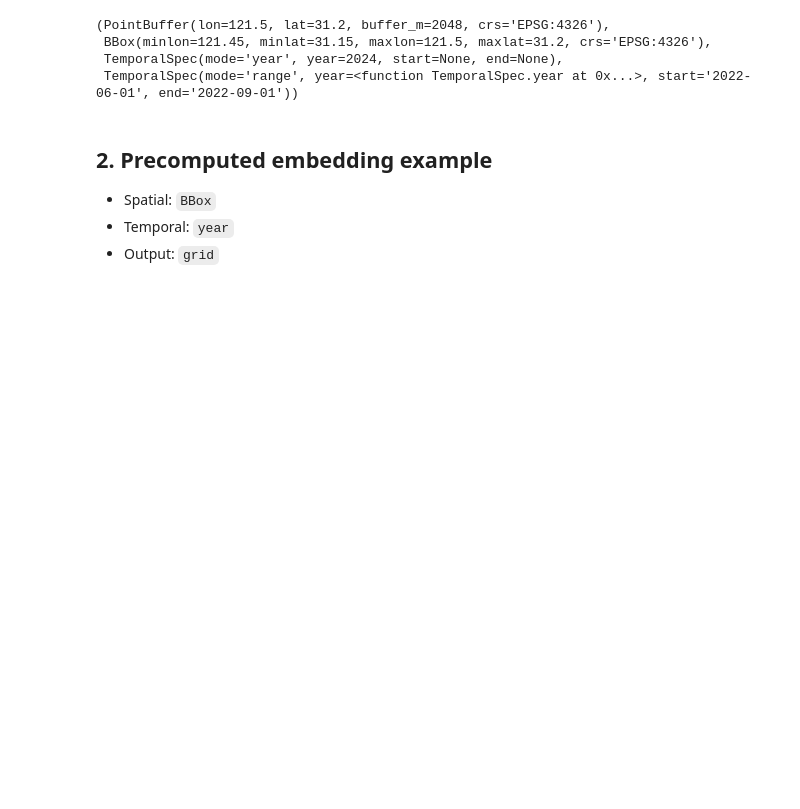
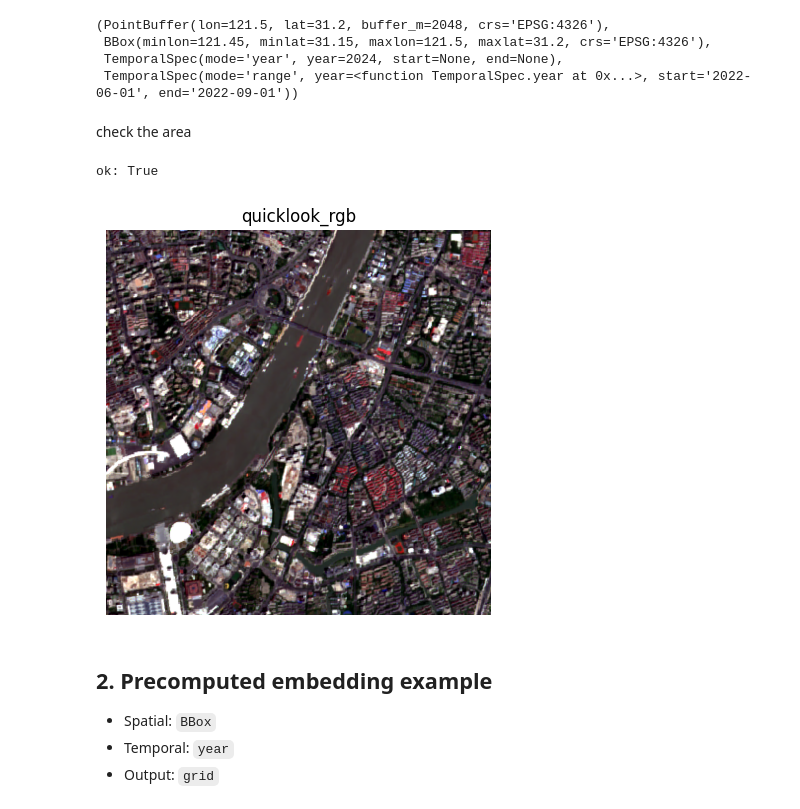
Before and after one commit to Dinghye/rs-embed, a Jupyter notebook: examples/playground.ipynb, the cells around one changed output. Cells and saved outputs as stored; diff of their text form; code cells hidden in the pictures; blank space fills up the shorter version.

```diff
--- a/examples/playground.ipynb
+++ b/examples/playground.ipynb
@@ -49,6 +51,30 @@ spatial_point, spatial_bbox, temporal_year, temporal_range
  BBox(minlon=121.45, minlat=31.15, maxlon=121.5, maxlat=31.2, crs='EPSG:4326'),
  TemporalSpec(mode='year', year=2024, start=None, end=None),
  TemporalSpec(mode='range', year=<function TemporalSpec.year at 0x...>, start='2022-06-01', end='2022-09-01'))
+# %% [markdown]
+check the area
+# %%
+
+check_out = inspect_gee_patch(
+    spatial=spatial_point,
+    temporal=temporal_range,
+    sensor=SensorSpec(
+        collection="COPERNICUS/S2_SR_HARMONIZED",
+        bands=("B4", "B3", "B2"),
+        scale_m=10,
+        cloudy_pct=10,
+        composite="median",
+        fill_value=0.0,
+        check_save_dir="./_gee_checks",
+    ),
+    value_range=(0, 10000),
+)
+
+print("ok:", check_out.get("ok"))
+show_quicklook_artifact(check_out.get("artifacts") or {})
+# %% [output]
+ok: True
+[figure, added]
 # %% [markdown]
 ## 2. Precomputed embedding example
 
```
Also changed, not shown: parts of 10 cells of this notebook, 8 other files.
